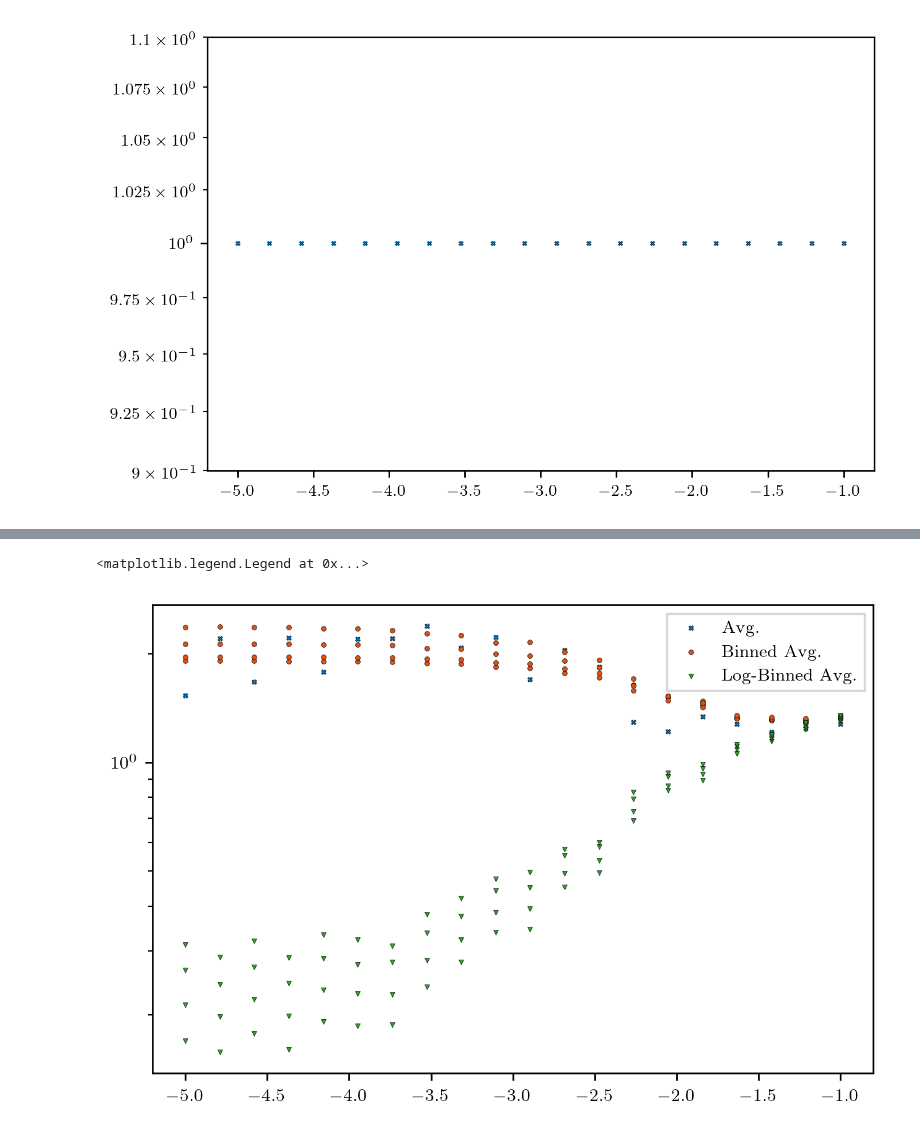
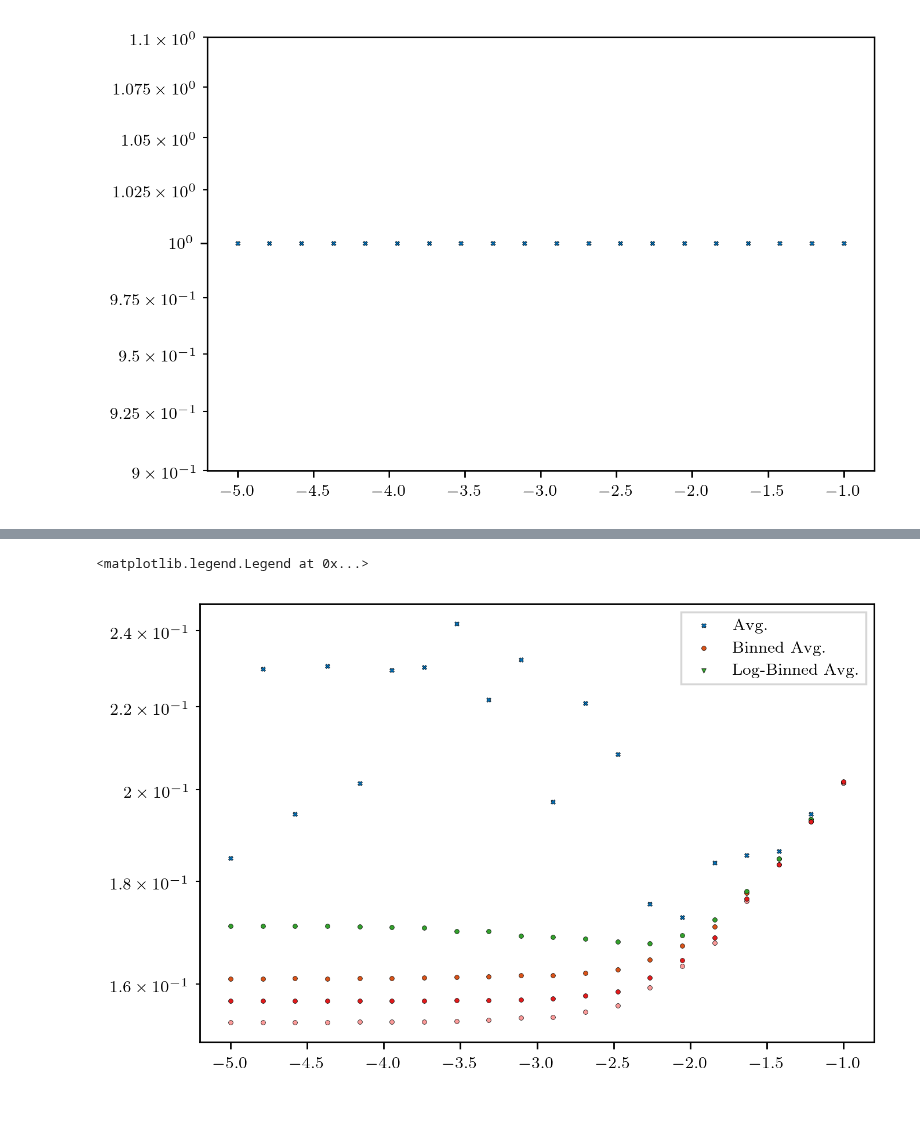
Before and after one commit to mab68/Kea, a Jupyter notebook: example_notebooks/parsevals.ipynb, the cells around one changed output, grey strips where cells are left out. Saved outputs shown, nothing was run; the diff lists cells and outputs as text; code cells hidden in the pictures.

```diff
--- a/example_notebooks/parsevals.ipynb
+++ b/example_notebooks/parsevals.ipynb
@@ -177,7 +177,7 @@ for e, kfek in enumerate(specs):
         mean_func=np.nansum, min_bin=0., max_bin=None,
         ignore_nan=False, norm_bin_size=True, bin_center=True,
         cut_excess=False, nan_small=False)
-    e_estimation = (dk/twopi)**D * np.nansum(feko * width)
+    e_estimation = np.nansum(feko * width) * (dk/twopi)**D
     #print(e_estimation / energies[e])
     plt.scatter(alphas[e], e_estimation / energies[e], marker='o', s=5., color=c[0], zorder=2, linewidth=0.2, edgecolor='black')
     #assert np.isclose(e_estimation / energies[e], 1., rtol=0.02), e_estimation / energies[e]
@@ -187,17 +187,17 @@ for e, kfek in enumerate(specs):
             mean_func=np.nansum, min_bin=0., max_bin=None,
             ignore_nan=False, norm_bin_size=True, bin_center=True,
             cut_excess=False, nan_small=False, num_bins=N//i)
-        e_estimation = (dk/twopi)**D * np.nansum(feko * width)
+        e_estimation = np.nansum(feko * width) * (dk/twopi)**D
         #print(e_estimation / energies[e])
         plt.scatter(alphas[e], e_estimation / energies[e], marker='X', s=5., color=c[1], zorder=2, linewidth=0.2, edgecolor='black', alpha=0.1)
         #assert np.isclose(e_estimation / energies[e], 1., rtol=0.02), e_estimation / energies[e]
 
     for i in range(4, 8):
         ko, feko, width = bin_data(spectra_base.wavenumber_mesh(kD), fekD,
-            mean_func=np.nansum, min_bin=dk, max_bin=None,
+            mean_func=np.nansum, min_bin=0., max_bin=None,
             ignore_nan=False, norm_bin_size=True, bin_center=True,
             cut_excess=False, nan_small=False, num_bins=N//i, log_space=True)
-        e_estimation = (dk/twopi)**D * np.nansum(feko * width)
+        e_estimation = np.nansum(feko * width) * (dk/twopi)**D
         #print(e_estimation / energies[e])
         plt.scatter(alphas[e], e_estimation / energies[e], marker='v', s=5., color=c[2], zorder=2, linewidth=0.2, edgecolor='black')
         #assert np.isclose(e_estimation / energies[e], 1., rtol=0.02), e_estimation / energies[e]
@@ -221,46 +221,54 @@ def kern(bins, D, _db, _dx):
     if D == 3:
         return (4./3.) * np.pi * (3. * bins * _db**2 + 3. * bins**2 * _db + _db**3)# / _dx**3
 
+def kern_center(bins, D, _db, _dx):
+    if D == 1:
+        return 2.
+    if D == 2:
+        return (2. * np.pi * bins * _db) / _dx**2
+    if D == 3:
+        return (4./3.) * np.pi * (3. * bins**2 * _db + _db**3 / 4.)# / _dx**3
+
 for e, kfek in enumerate(specs):
     kD, fekD = kfek
     km, fekm, width = bin_data(spectra_base.wavenumber_mesh(kD), fekD,
                         mean_func=np.nanmean, min_bin=0., max_bin=None,
-                        ignore_nan=False, norm_bin_size=True, bin_center=True,
+                        ignore_nan=False, norm_bin_size=True, bin_center=False,
                         cut_excess=False, nan_small=False)
     dOmega = kern(km, D, width, dx)
     e_estimation = np.nansum(fekm * dOmega * width) * (dk/twopi)**D
     #print(e_estimation / energies[e])
     plt.scatter(alphas[e], e_estimation / energies[e], marker='X', s=5., color=c[0], zorder=2, linewidth=0.2, edgecolor='black')
     #assert np.isclose(np.nansum(fekm * width * dOmega) * (1./twopi)**D / energies[e], 1., rtol=0.001)
 
     for i in range(4, 8):
         km, fekm, width = bin_data(spectra_base.wavenumber_mesh(kD), fekD,
                 mean_func=np.nanmean, min_bin=0., max_bin=None,
-                ignore_nan=False, norm_bin_size=True, bin_center=True,
+                ignore_nan=False, norm_bin_size=True, bin_center=False,
                 cut_excess=False, nan_small=False, num_bins=N//i)
         dOmega = kern(km, D, width, dx)
-        e_estimation = np.nansum(fekm * dOmega * width) * (1./twopi)**D
+        e_estimation = np.nansum(fekm * dOmega * width) * (dk/twopi)**D
         #print(e_estimation / energies[e])
-        plt.scatter(alphas[e], e_estimation / energies[e], marker='o', s=5., color=c[1], zorder=2, linewidth=0.2, edgecolor='black')
+        plt.scatter(alphas[e], e_estimation / energies[e], marker='o', s=5., color=c[i-4+1], zorder=2, linewidth=0.2, edgecolor='black')
         #assert np.isclose(np.nansum(fekm * width * dOmega) * (1./twopi)**D / energies[e], 1., rtol=0.001)
 
-    for i in range(4, 8):
-        km, fekm, width = bin_data(spectra_base.wavenumber_mesh(kD), fekD,
-                        mean_func=np.nanmean, min_bin=2.*np.pi/L, max_bin=None,
-                        ignore_nan=False, norm_bin_size=True, bin_center=True,
-                        cut_excess=False, nan_small=False, num_bins=N//i, log_space=True)
-        dOmega = kern(km, D, width, dx)
-        e_estimation = np.nansum(fekm * dOmega * width) * (1./twopi)**D
-        #print(e_estimation / energies[e])
-        plt.scatter(alphas[e], e_estimation / energies[e], marker='v', s=5., color=c[2], zorder=2, linewidth=0.2, edgecolor='black')
-        #assert np.isclose(np.nansum(fekm * width * dOmega) * (1./twopi)**D / energies[e], 1., rtol=0.001)
+    # for i in range(4, 8):
+    #     km, fekm, width = bin_data(spectra_base.wavenumber_mesh(kD), fekD,
+    #                     mean_func=np.nanmean, min_bin=dk, max_bin=None,
+    #                     ignore_nan=False, norm_bin_size=True, bin_center=True,
+    #                     cut_excess=False, nan_small=False, num_bins=N//i, log_space=True)
+    #     dOmega = kern(km, D, width, dx)
+    #     e_estimation = np.nansum(fekm * dOmega * width)# * (dk/twopi)**D
+    #     #print(e_estimation / energies[e])
+    #     plt.scatter(alphas[e], e_estimation / energies[e], marker='v', s=5., color=c[2], zorder=2, linewidth=0.2, edgecolor='black')
+    #     #assert np.isclose(np.nansum(fekm * width * dOmega) * (1./twopi)**D / energies[e], 1., rtol=0.001)
 
 plt.yscale('log')
 #plt.ylim((9e-1, 1.1e0))
 plt.scatter([], [], marker='X', s=5., color=c[0], linewidth=0.2, edgecolor='black', label=r'Avg.')
 plt.scatter([], [], marker='o', s=5., color=c[1], linewidth=0.2, edgecolor='black', label=r'Binned Avg.')
 plt.scatter([], [], marker='v', s=5., color=c[2], linewidth=0.2, edgecolor='black', label=r'Log-Binned Avg.')
 plt.legend(fancybox=False, frameon=True)
 # %% [output]
 <matplotlib.legend.Legend at 0x...>
-[figure, old version]
+[figure, new version]
```
Also changed, not shown: parts of 1 cell of this notebook, 1 other file.
